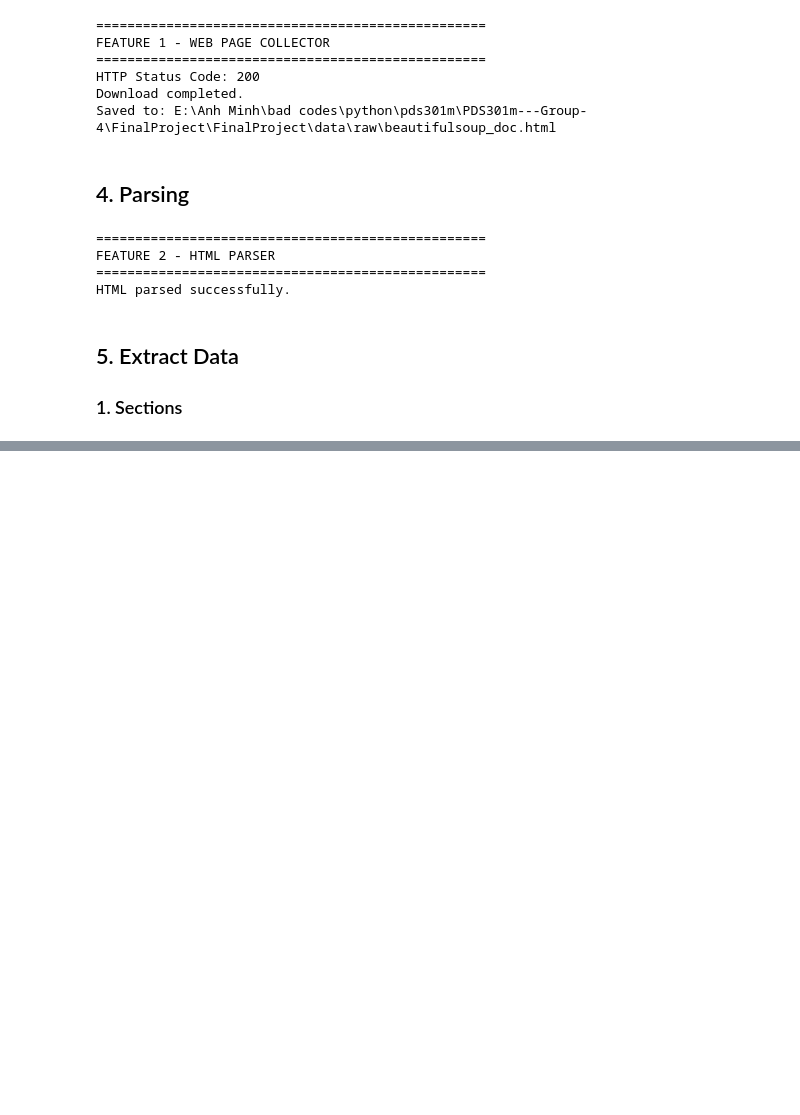
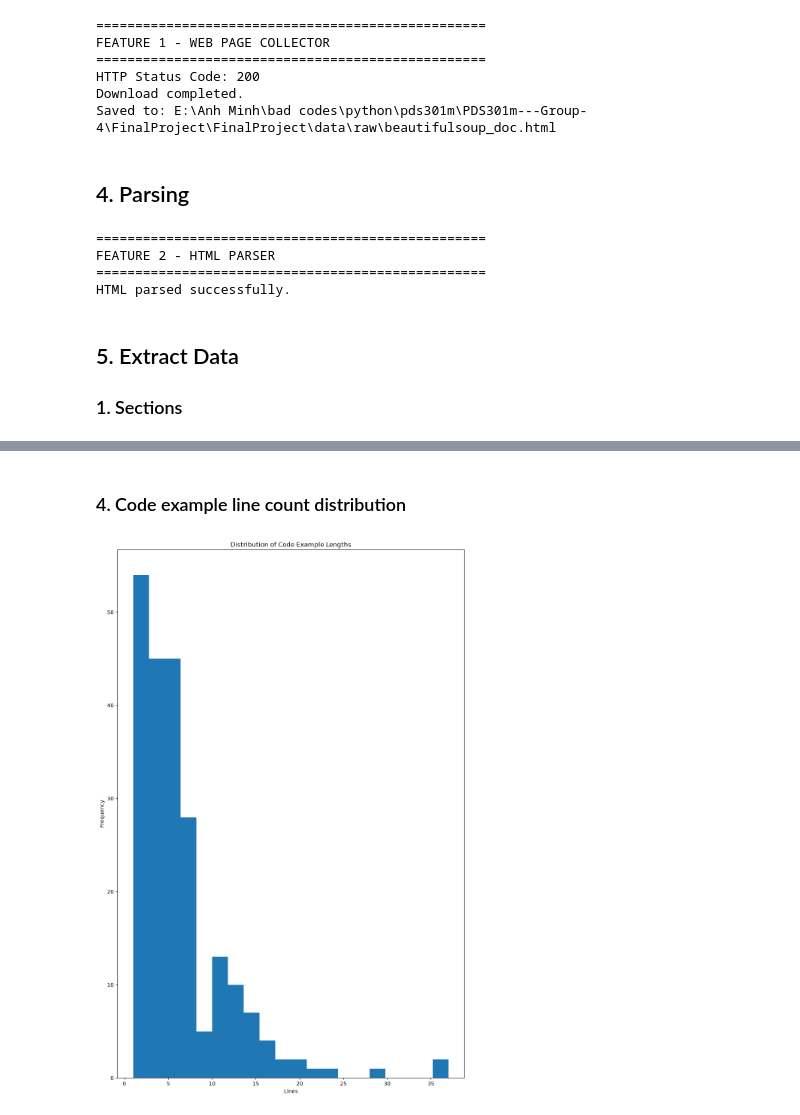
Before and after one commit to Nguwuyen2711/PDS301m---Group-4, a Jupyter notebook: FinalProject/FinalProject/notebooks/analysis.ipynb, the cells around one changed output, grey strips where cells are left out. Saved outputs shown, nothing was run; the diff lists cells and outputs as text; code cells hidden in the pictures; blank space fills up the shorter version.

```diff
--- a/FinalProject/FinalProject/notebooks/analysis.ipynb
+++ b/FinalProject/FinalProject/notebooks/analysis.ipynb
@@ -62,0 +216,6 @@ main.code_samples_to_csv()
+# %% [markdown]
+### 4. Code example line count distribution
+# %%
+visualizer.chart_code_length_histogram()
+# %% [output]
+[figure, added]
```
Also changed, not shown: parts of 39 cells of this notebook, 8 other files.
